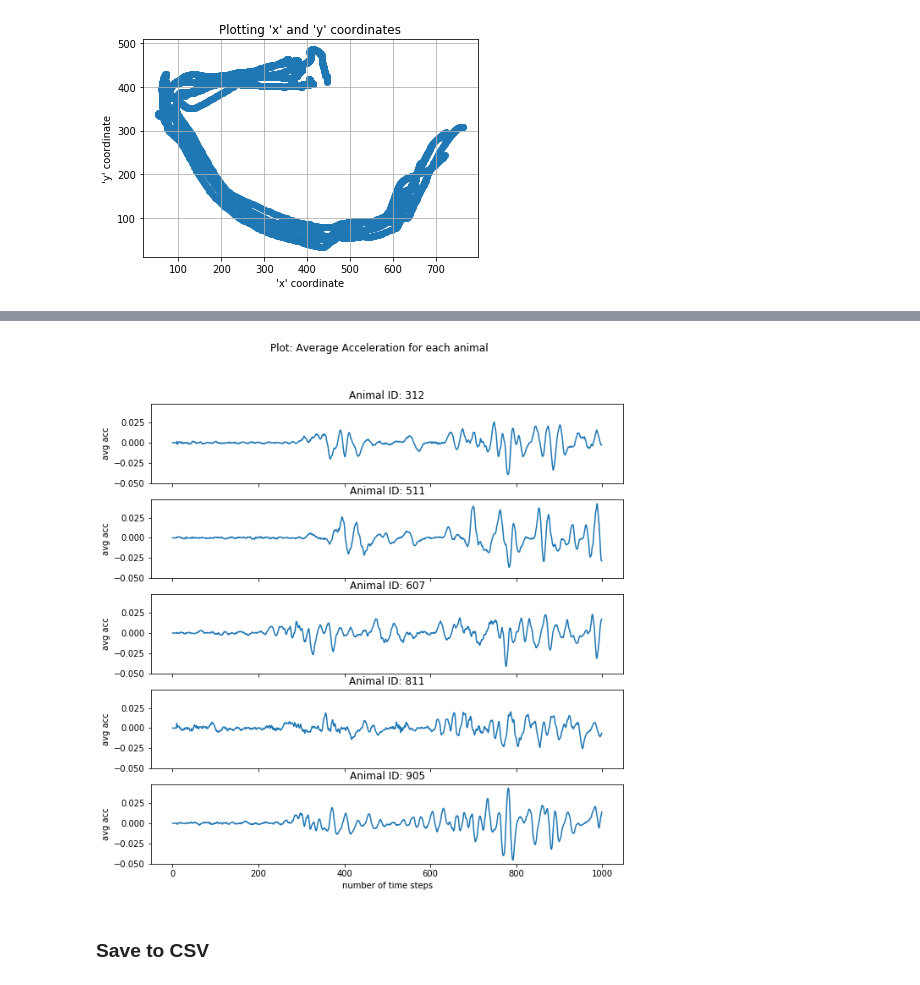
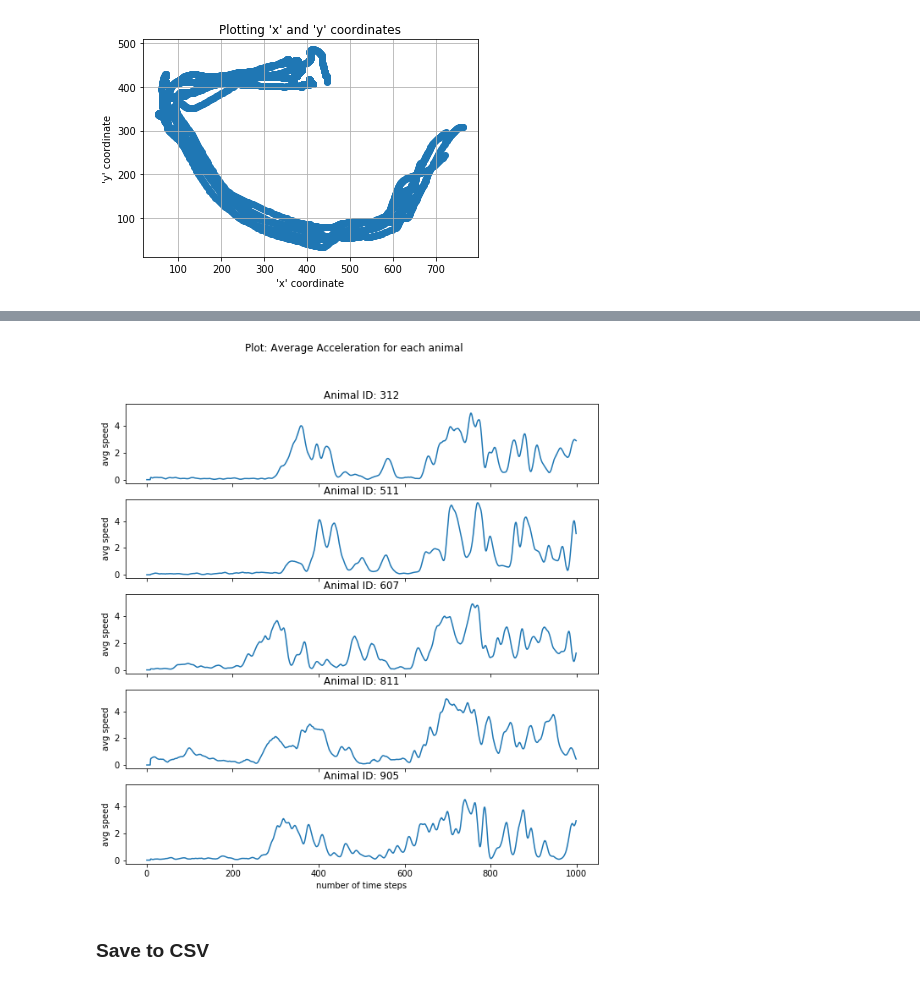
Before and after one commit to dbvis-ukon/movekit, a Jupyter notebook: examples/demo.ipynb, the cells around one changed output, grey strips where cells are left out. Drawn from its saved outputs; the diff is of its cells as text; code cells hidden in the pictures.

Commit message:
changed functions plotting

```diff
--- a/examples/demo.ipynb
+++ b/examples/demo.ipynb
@@ -188,7 +146,7 @@ mkit.plot_speed(data_features)
-# %%
-mkit.plot_acceleration(data_features)
-# %% [output]
-[figure, removed]
+# %%
+plot_pace(data_features, "speed")
+# %% [output]
+[figure, added]
 # %% [markdown]
 ### Save to CSV
 # %%
```
Also changed, not shown: parts of 4 cells of this notebook, 1 other file.
